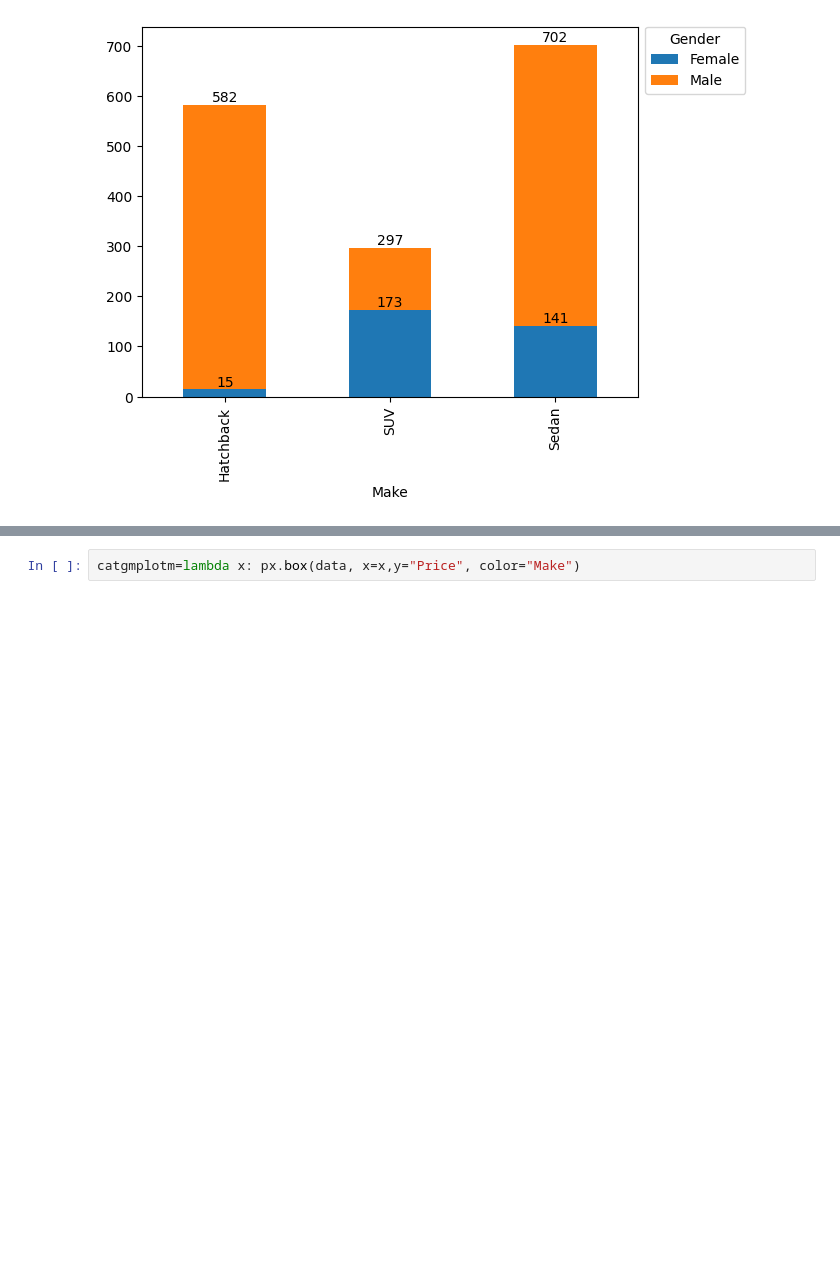
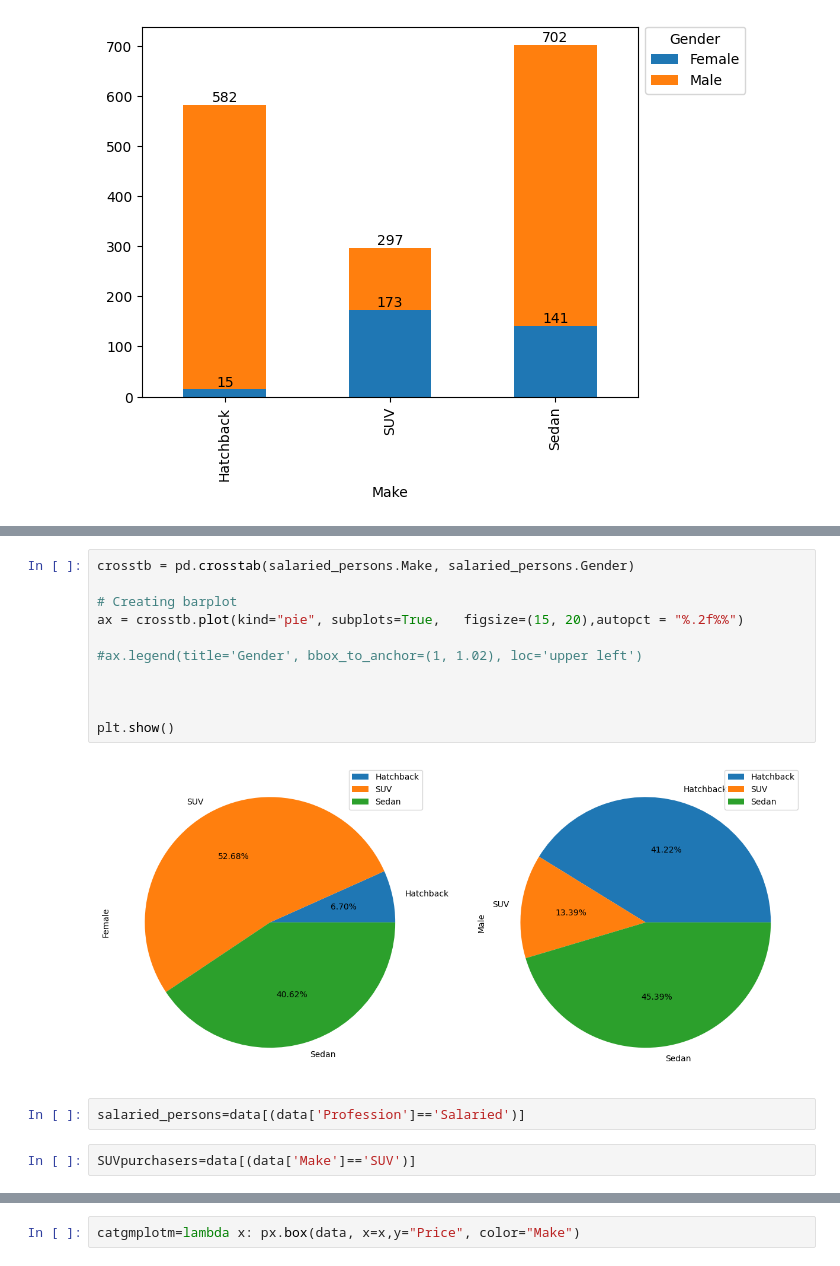
Before and after one commit to devopsopenshift/python, a Jupyter notebook: coded_project/AUSTO.ipynb, the cells around one changed output, grey strips where cells are left out. Cells and saved outputs as stored; diff of their text form; blank space fills up the shorter version.

```diff
--- a/coded_project/AUSTO.ipynb
+++ b/coded_project/AUSTO.ipynb
@@ -299,0 +391,17 @@ for c in ax.containers:
+# %%
+crosstb = pd.crosstab(salaried_persons.Make, salaried_persons.Gender)
+
+# Creating barplot
+ax = crosstb.plot(kind="pie", subplots=True,   figsize=(15, 20),autopct = "%.2f%%")
+
+#ax.legend(title='Gender', bbox_to_anchor=(1, 1.02), loc='upper left')
+
+
+
+plt.show()
+# %% [output]
+[figure, added]
+# %%
+salaried_persons=data[(data['Profession']=='Salaried')]
+# %%
+SUVpurchasers=data[(data['Make']=='SUV')]
```
Also changed, not shown: parts of 43 cells of this notebook.
